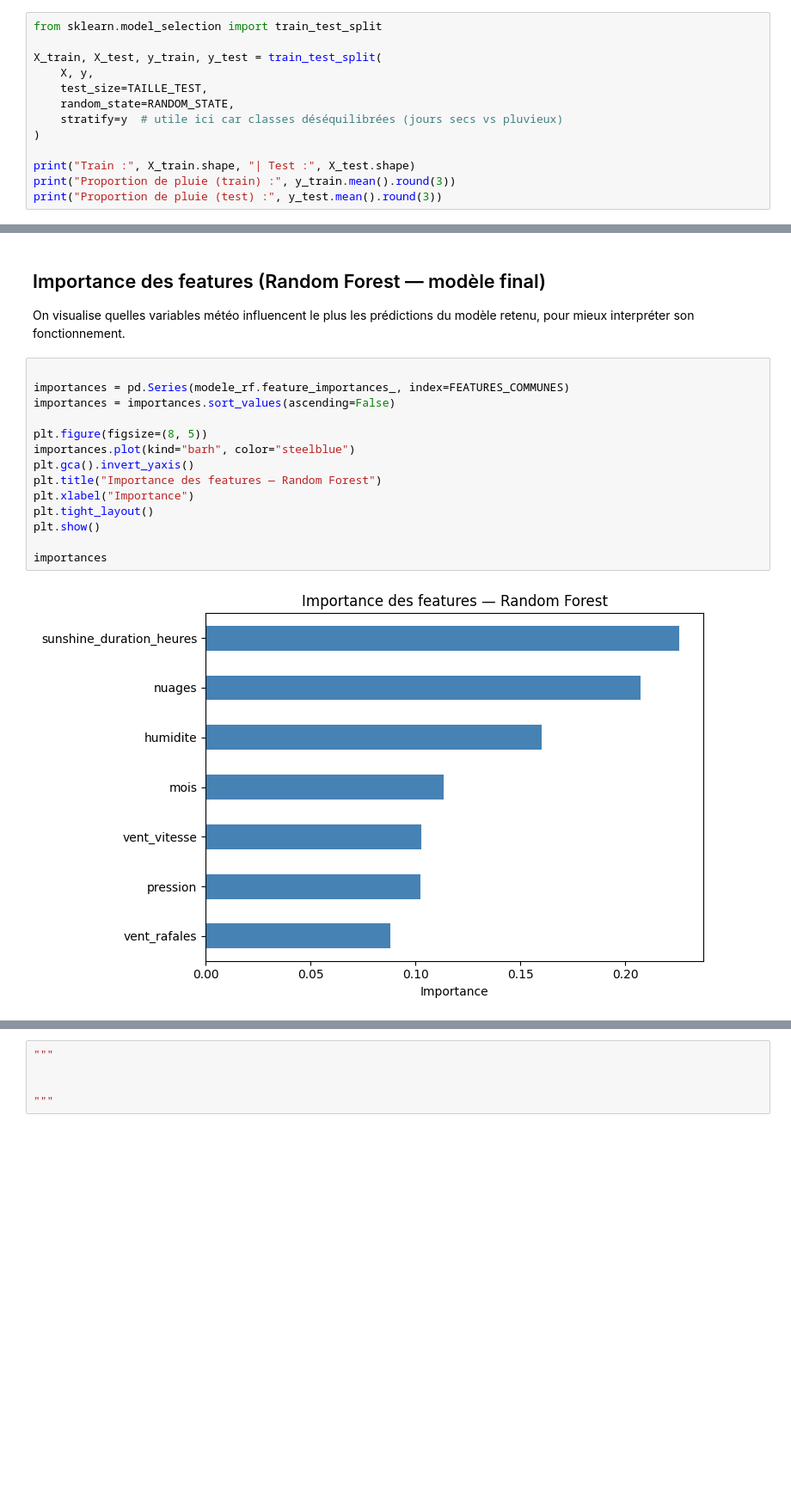
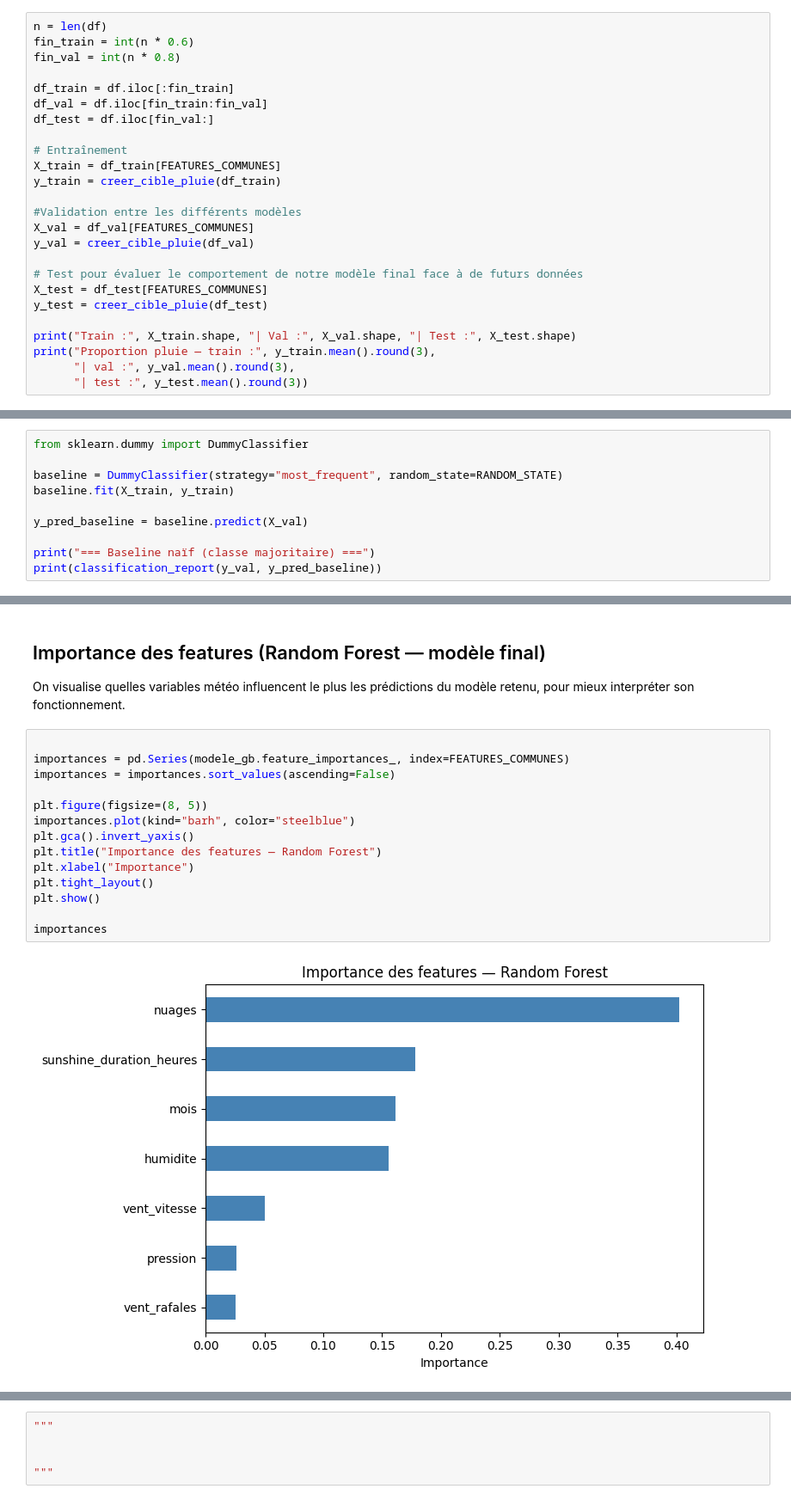
Before and after one commit to Dine803/cosit-stage-prediction-meteo, a Jupyter notebook: notebooks/modele_pluie.ipynb, the cells around one changed output, grey strips where cells are left out. Shown at 86% size. Saved outputs shown, nothing was run; the diff lists cells and outputs as text; blank space fills up the shorter version.

```diff
--- a/notebooks/modele_pluie.ipynb
+++ b/notebooks/modele_pluie.ipynb
@@ -139,14 +257,26 @@ mis de côté et non utilisé avant l'utilisation finale. La stratification gara
 # %%
-from sklearn.model_selection import train_test_split
+n = len(df)
+fin_train = int(n * 0.6)
+fin_val = int(n * 0.8)
 
-X_train, X_test, y_train, y_test = train_test_split(
-    X, y,
-    test_size=TAILLE_TEST,
-    random_state=RANDOM_STATE,
-    stratify=y  # utile ici car classes déséquilibrées (jours secs vs pluvieux)
-)
+df_train = df.iloc[:fin_train]
+df_val = df.iloc[fin_train:fin_val]
+df_test = df.iloc[fin_val:]
 
-print("Train :", X_train.shape, "| Test :", X_test.shape)
-print("Proportion de pluie (train) :", y_train.mean().round(3))
-print("Proportion de pluie (test) :", y_test.mean().round(3))
+# Entraînement
+X_train = df_train[FEATURES_COMMUNES]
+y_train = creer_cible_pluie(df_train)
+
+#Validation entre les différents modèles
+X_val = df_val[FEATURES_COMMUNES]
+y_val = creer_cible_pluie(df_val)
+
+# Test pour évaluer le comportement de notre modèle final face à de futurs données
+X_test = df_test[FEATURES_COMMUNES]
+y_test = creer_cible_pluie(df_test)
+
+print("Train :", X_train.shape, "| Val :", X_val.shape, "| Test :", X_test.shape)
+print("Proportion pluie — train :", y_train.mean().round(3),
+      "| val :", y_val.mean().round(3),
+      "| test :", y_test.mean().round(3))
 # %% [output]
@@ -155,0 +292,10 @@ Proportion de pluie (test) : 0.508
+# %%
+from sklearn.dummy import DummyClassifier
+
+baseline = DummyClassifier(strategy="most_frequent", random_state=RANDOM_STATE)
+baseline.fit(X_train, y_train)
+
+y_pred_baseline = baseline.predict(X_val)
+
+print("=== Baseline naïf (classe majoritaire) ===")
+print(classification_report(y_val, y_pred_baseline))
@@ -506,17 +664,17 @@ On visualise quelles variables météo influencent le plus les prédictions
 du modèle retenu, pour mieux interpréter son fonctionnement.
 # %%
 
-importances = pd.Series(modele_rf.feature_importances_, index=FEATURES_COMMUNES)
+importances = pd.Series(modele_gb.feature_importances_, index=FEATURES_COMMUNES)
 importances = importances.sort_values(ascending=False)
 
 plt.figure(figsize=(8, 5))
 importances.plot(kind="barh", color="steelblue")
 plt.gca().invert_yaxis()
 plt.title("Importance des features — Random Forest")
 plt.xlabel("Importance")
 plt.tight_layout()
 plt.show()
 
 importances
 # %% [output]
-[figure, old version]
+[figure, new version]
```
Also changed, not shown: parts of 36 cells of this notebook.
